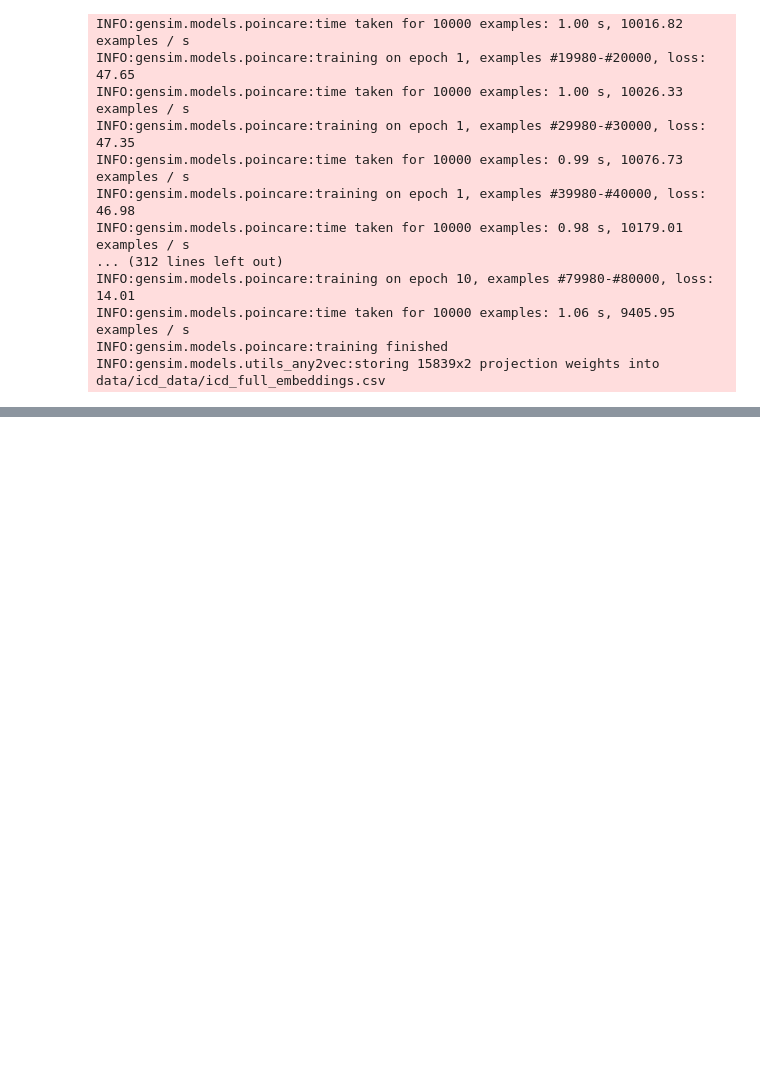
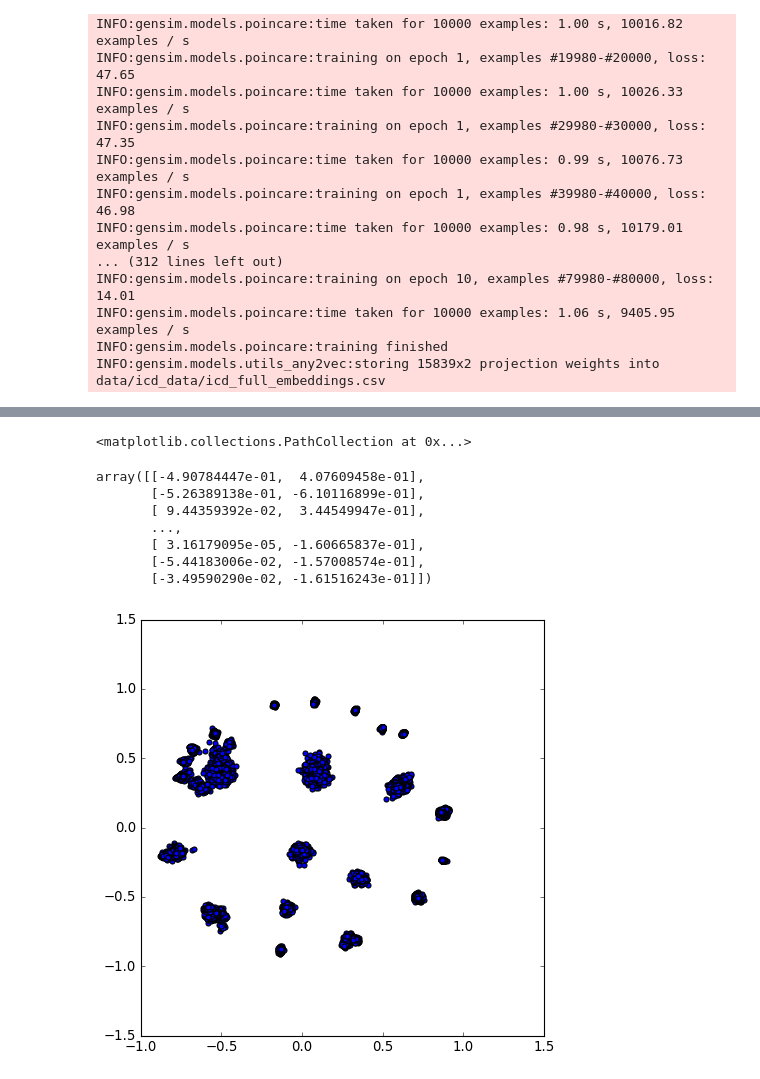
Before and after one commit to drewwilimitis/Hyperbolic-ICD-Embeddings-MIMIC3, a Jupyter notebook: hyperbolic_embedding_ICD9.ipynb, the cells around one changed output, grey strips where cells are left out. Saved outputs shown, nothing was run; the diff lists cells and outputs as text; code cells hidden in the pictures; blank space fills up the shorter version.

```diff
--- a/hyperbolic_embedding_ICD9.ipynb
+++ b/hyperbolic_embedding_ICD9.ipynb
@@ -473,0 +494,12 @@ plot_embedding(emb_dict, plot_frac=0.5, label_frac=0.1) #title='Poincaré Embedd
+# %%
+plt.scatter(emb_data[:, 0], emb_data[:, 1])
+# %% [output]
+<matplotlib.collections.PathCollection at 0x...>
+array([[-4.90784447e-01,  4.07609458e-01],
+       [-5.26389138e-01, -6.10116899e-01],
+       [ 9.44359392e-02,  3.44549947e-01],
+       ...,
+       [ 3.16179095e-05, -1.60665837e-01],
+       [-5.44183006e-02, -1.57008574e-01],
+       [-3.49590290e-02, -1.61516243e-01]])
+[figure, added]
```
Also changed, not shown: parts of 2 cells of this notebook.
